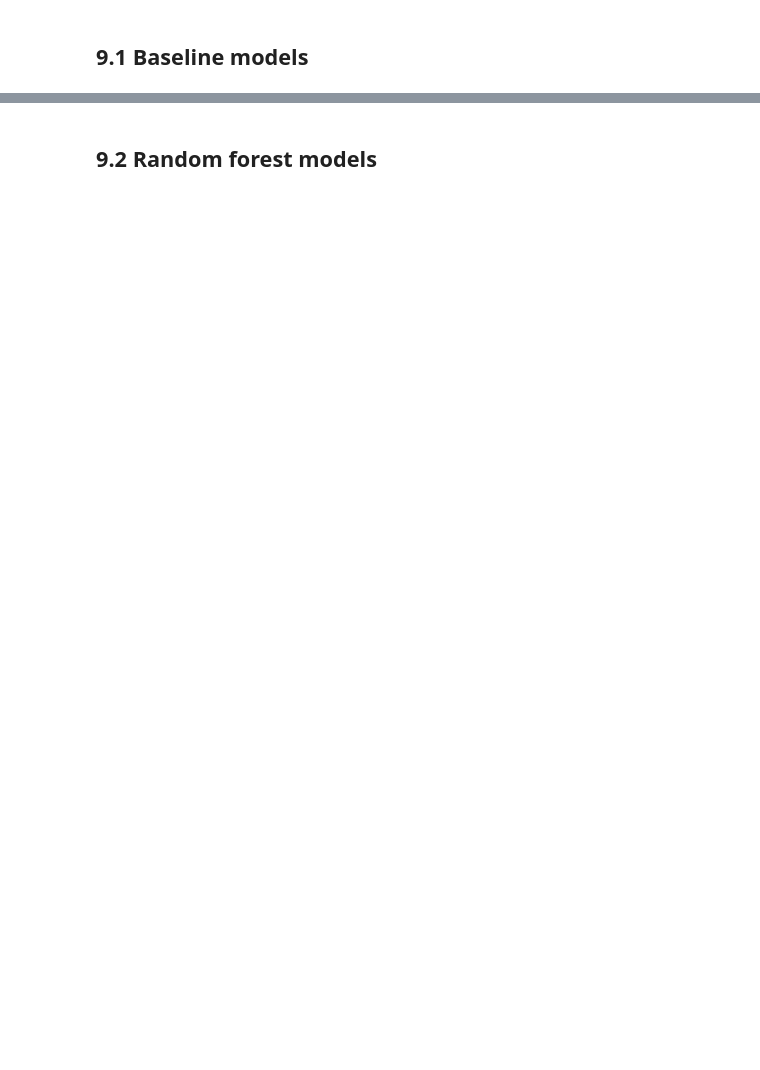
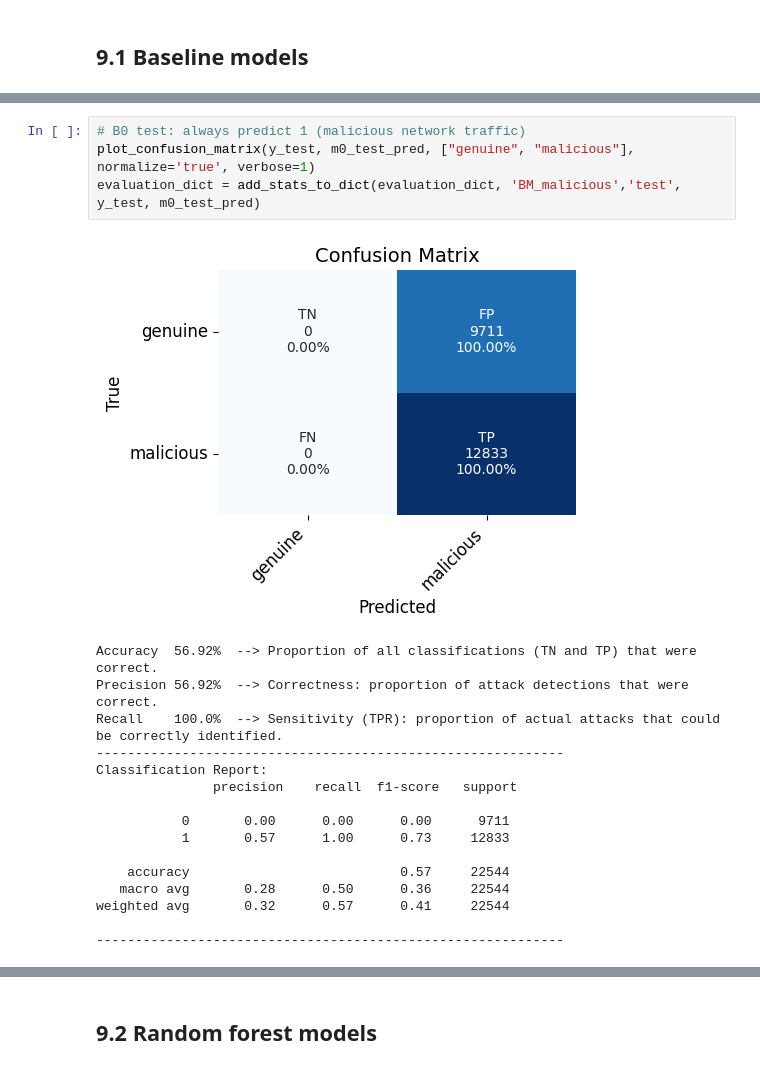
Before and after one commit to A-Lachs/cs-intrusion-detection-system, a Jupyter notebook: model/model.ipynb, the cells around one changed output, grey strips where cells are left out. Drawn from its saved outputs; the diff is of its cells as text; blank space fills up the shorter version.

```diff
--- a/model/model.ipynb
+++ b/model/model.ipynb
@@ -464,3 +582,24 @@ rf_best_result = make_predictions(best_forest_model, X_train, X_test)
+# %%
+# B0 test: always predict 1 (malicious network traffic)
+plot_confusion_matrix(y_test, m0_test_pred, ["genuine", "malicious"], normalize='true', verbose=1)
+evaluation_dict = add_stats_to_dict(evaluation_dict, 'BM_malicious','test', y_test, m0_test_pred)
+# %% [output]
+[figure, added]
+Accuracy  56.92%  --> Proportion of all classifications (TN and TP) that were correct.
+Precision 56.92%  --> Correctness: proportion of attack detections that were correct.
+Recall    100.0%  --> Sensitivity (TPR): proportion of actual attacks that could be correctly identified.
+------------------------------------------------------------
+Classification Report:
+               precision    recall  f1-score   support
+
+           0       0.00      0.00      0.00      9711
+           1       0.57      1.00      0.73     12833
+
+    accuracy                           0.57     22544
+   macro avg       0.28      0.50      0.36     22544
+weighted avg       0.32      0.57      0.41     22544
+
+------------------------------------------------------------
 # %%
 # B1 train : always predict 0 (normal network traffic)
 plot_confusion_matrix(y_train, m1_train_pred, ["genuine", "malicious"], normalize='true', verbose=1)
```
Also changed, not shown: parts of 28 cells of this notebook.
